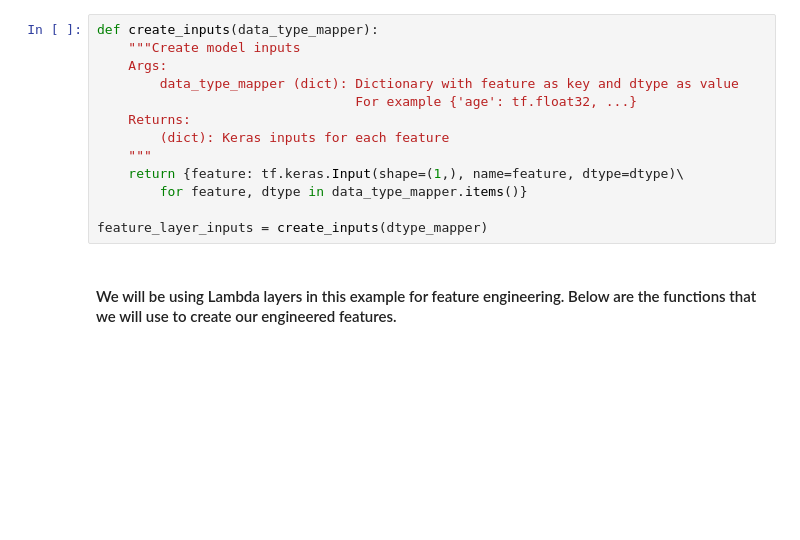
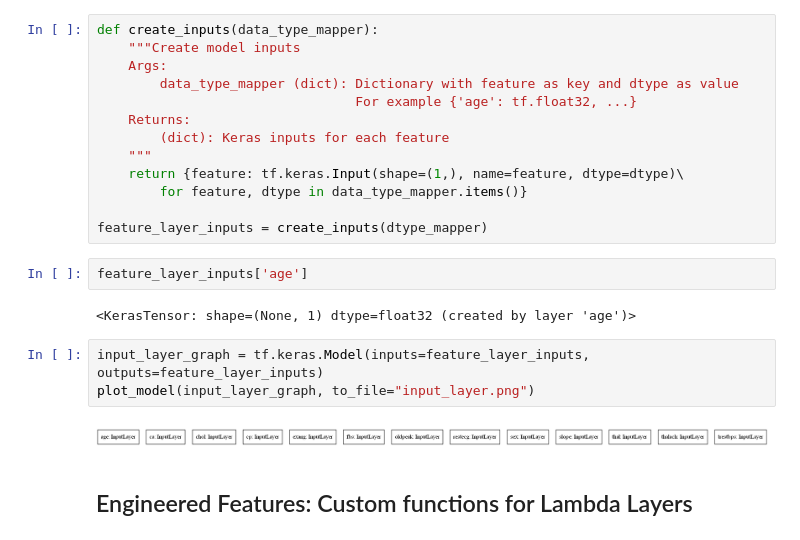
Before and after one commit to fernandonieuwveldt/keras-examples, a Jupyter notebook: lambda_layer_engineering/lambda_layer_engineering.ipynb, the cells around one changed output. Drawn from its saved outputs; the diff is of its cells as text; blank space fills up the shorter version.

Commit message:
added network graphs

```diff
--- a/lambda_layer_engineering/lambda_layer_engineering.ipynb
+++ b/lambda_layer_engineering/lambda_layer_engineering.ipynb
@@ -65,7 +65,16 @@ def create_inputs(data_type_mapper):
         for feature, dtype in data_type_mapper.items()}
 
 feature_layer_inputs = create_inputs(dtype_mapper)
-# %% [markdown]
-#### We will be using Lambda layers in this example for feature engineering. Below are the functions that we will use to create our engineered features.
+# %%
+feature_layer_inputs['age']
+# %% [output]
+<KerasTensor: shape=(None, 1) dtype=float32 (created by layer 'age')>
+# %%
+input_layer_graph = tf.keras.Model(inputs=feature_layer_inputs, outputs=feature_layer_inputs)
+plot_model(input_layer_graph, to_file="input_layer.png")
+# %% [output]
+[figure, added]
+# %% [markdown]
+## Engineered Features: Custom functions for Lambda Layers
 # %%
 # Define functions for engineered features
```
Also changed, not shown: parts of 26 cells of this notebook, 4 other files.
